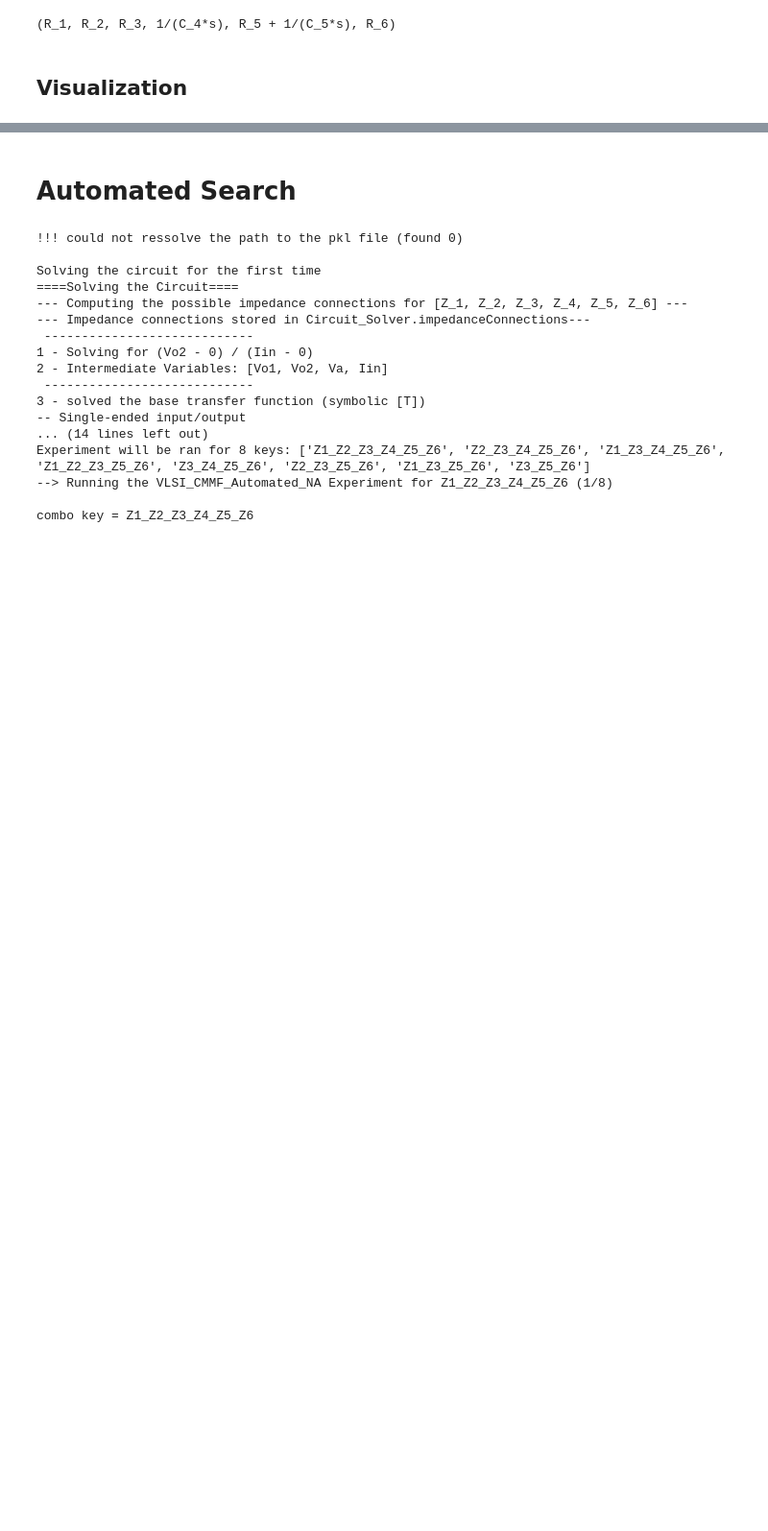
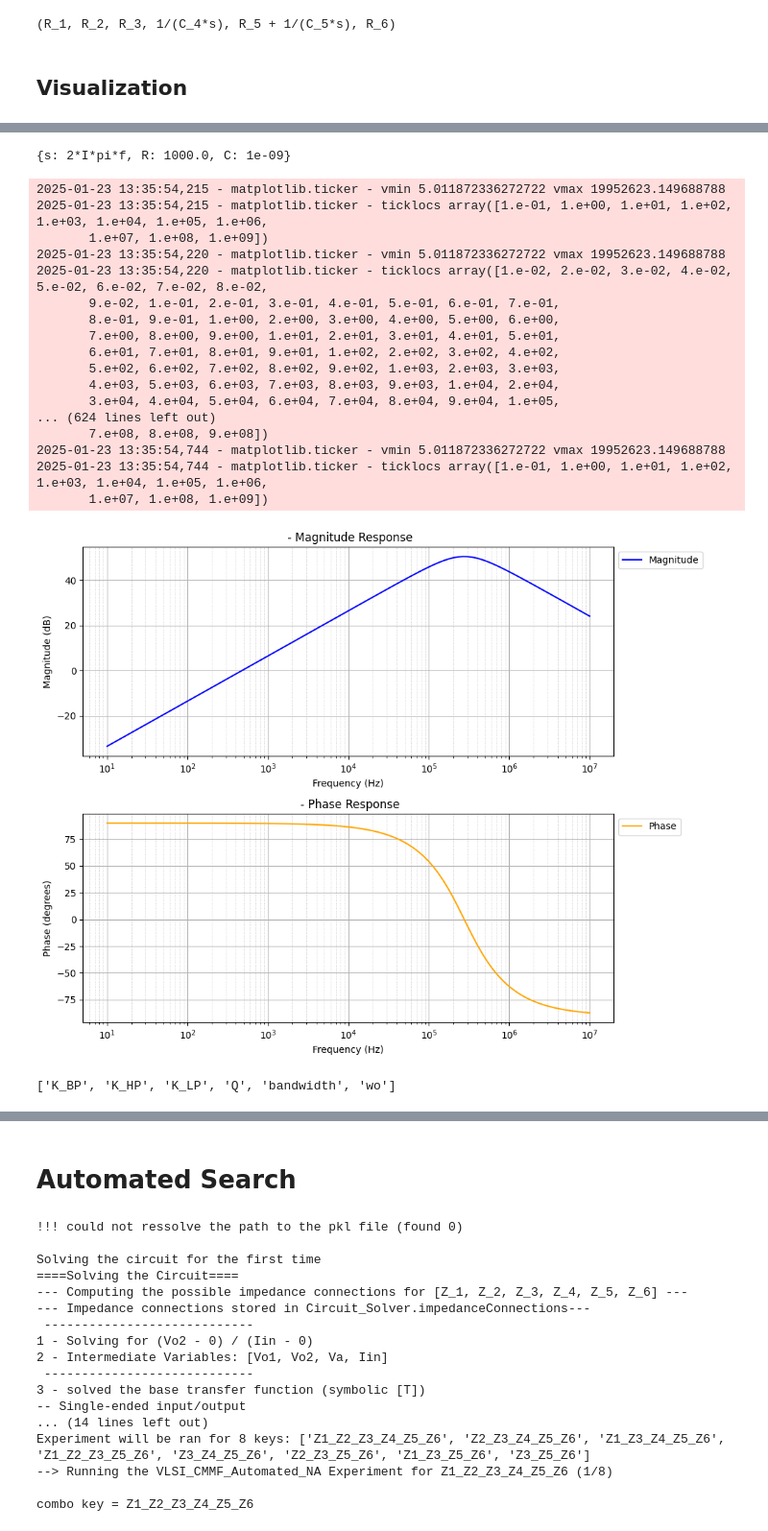
Before and after one commit to NooriDan/SymXplorer, a Jupyter notebook: Scripts/TIA_CMMF_filters_with_GB_limitation.ipynb, the cells around one changed output, grey strips where cells are left out. Shown at 96% size. Drawn from its saved outputs; the diff is of its cells as text; code cells hidden in the pictures; blank space fills up the shorter version.

Commit message:
fixed a bug in the visualizer

```diff
--- a/Scripts/TIA_CMMF_filters_with_GB_limitation.ipynb
+++ b/Scripts/TIA_CMMF_filters_with_GB_limitation.ipynb
@@ -146,3 +138,10 @@ obj.zCombo
+# %%
+from symcircuit.symbolic_solver.filter import Filter_Classifier
+results = ExperimentResult("VLSI_CMMF_NONIDEAL")
+results = results.load("Runs/VLSI_CMMF_Automated_NA/results.pkl")
+classifications_of_intrest = results.get_filter_types(["BP"])
+# %%
+obj = classifications_of_intrest[3]
 # %%
 obj.transferFunc.simplify()
 # %% [output]
@@ -150,3 +149,37 @@ $\displaystyle \frac{C_{5} GB R_{1} R_{6} s \left(GB R_{2} - R_{3} s\right)}{C_{
 # %%
 from symcircuit.designer_tools.visualizer import Visualizer
 viz = Visualizer(filter_classification=obj)
+# %%
+viz.set_equal_c()
+viz.set_equal_r()
+viz.set_params({
+    "R" : 1e3,
+    "C" : 1e-9
+})
+# %% [output]
+{s: 2*I*pi*f, R: 1000.0, C: 1e-09}
+# %%
+viz.visualize()
+# %% [output]
+2025-01-23 13:35:54,215 - matplotlib.ticker - vmin 5.011872336272722 vmax 19952623.149688788
+2025-01-23 13:35:54,215 - matplotlib.ticker - ticklocs array([1.e-01, 1.e+00, 1.e+01, 1.e+02, 1.e+03, 1.e+04, 1.e+05, 1.e+06,
+       1.e+07, 1.e+08, 1.e+09])
+2025-01-23 13:35:54,220 - matplotlib.ticker - vmin 5.011872336272722 vmax 19952623.149688788
+2025-01-23 13:35:54,220 - matplotlib.ticker - ticklocs array([1.e-02, 2.e-02, 3.e-02, 4.e-02, 5.e-02, 6.e-02, 7.e-02, 8.e-02,
+       9.e-02, 1.e-01, 2.e-01, 3.e-01, 4.e-01, 5.e-01, 6.e-01, 7.e-01,
+       8.e-01, 9.e-01, 1.e+00, 2.e+00, 3.e+00, 4.e+00, 5.e+00, 6.e+00,
+       7.e+00, 8.e+00, 9.e+00, 1.e+01, 2.e+01, 3.e+01, 4.e+01, 5.e+01,
+       6.e+01, 7.e+01, 8.e+01, 9.e+01, 1.e+02, 2.e+02, 3.e+02, 4.e+02,
+       5.e+02, 6.e+02, 7.e+02, 8.e+02, 9.e+02, 1.e+03, 2.e+03, 3.e+03,
+       4.e+03, 5.e+03, 6.e+03, 7.e+03, 8.e+03, 9.e+03, 1.e+04, 2.e+04,
+       3.e+04, 4.e+04, 5.e+04, 6.e+04, 7.e+04, 8.e+04, 9.e+04, 1.e+05,
+... (624 lines left out)
+       7.e+08, 8.e+08, 9.e+08])
+2025-01-23 13:35:54,744 - matplotlib.ticker - vmin 5.011872336272722 vmax 19952623.149688788
+2025-01-23 13:35:54,744 - matplotlib.ticker - ticklocs array([1.e-01, 1.e+00, 1.e+01, 1.e+02, 1.e+03, 1.e+04, 1.e+05, 1.e+06,
+       1.e+07, 1.e+08, 1.e+09])
+[figure, added]
+# %%
+viz.get_filter_param()
+# %% [output]
+['K_BP', 'K_HP', 'K_LP', 'Q', 'bandwidth', 'wo']
```
Also changed, not shown: parts of 5 cells of this notebook, 2 other files.
